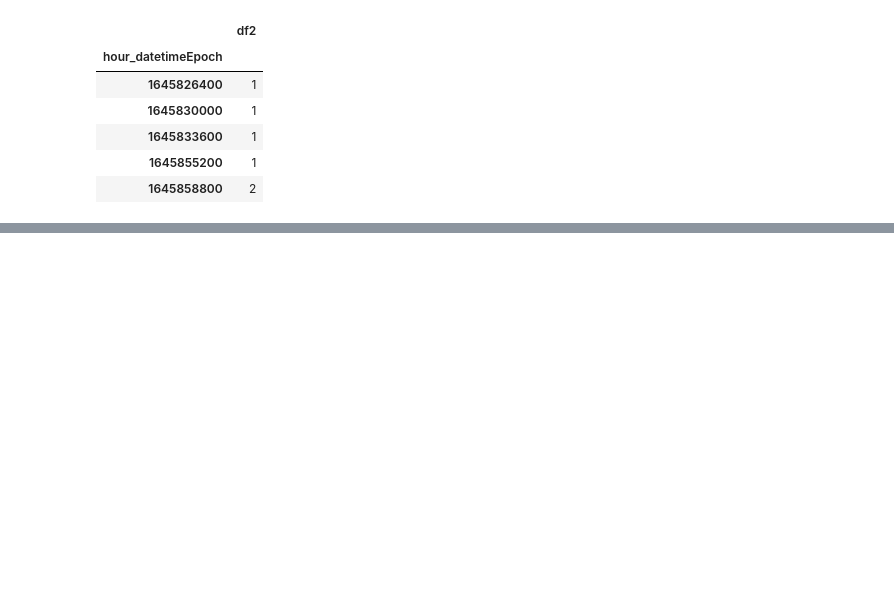
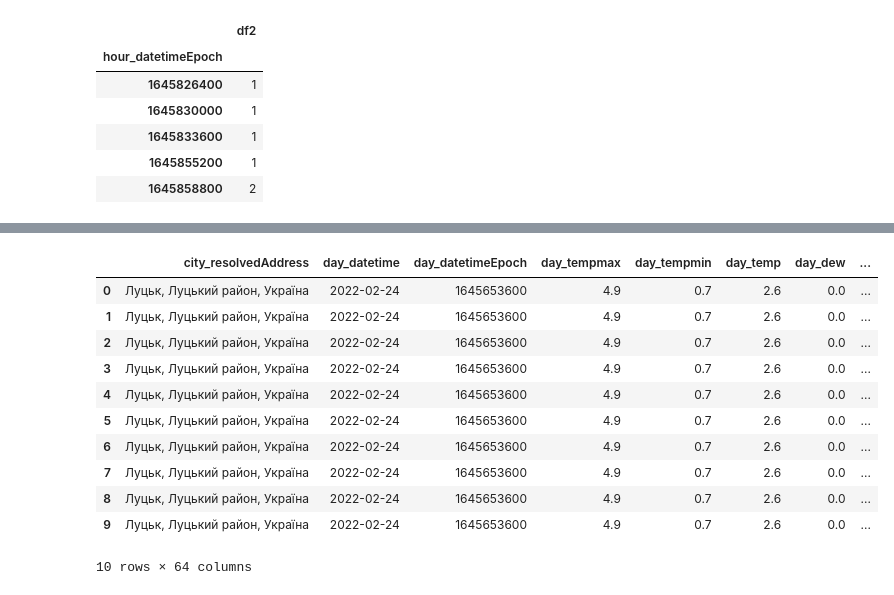
Before and after one commit to 1wannabebetter1/KMA_Alarm_ML_team_3, a Jupyter notebook: CreateNewFeatures.ipynb, the cells around one changed output, grey strips where cells are left out. Saved outputs shown, nothing was run; the diff lists cells and outputs as text; code cells hidden in the pictures; blank space fills up the shorter version.

```diff
--- a/CreateNewFeatures.ipynb
+++ b/CreateNewFeatures.ipynb
@@ -92,10 +148,15 @@ df3.head(5)
 # %%
 df3 = df3.rename(columns= {"df2":"regions_with_alert"})
+df_no_isw_3 = df_no_isw_3.rename(columns= {"df2":"regions_with_alert"})
 # %%
 df3['event_event_time'] = pd.to_datetime(df['event_event_time'])
 df3['alerts_last_24h'] = df3.groupby([pd.Grouper(key='event_event_time', freq='24h', origin='start'), 'region']).cumcount() + 1
+# %%
+df_no_isw_3['event_event_time'] = pd.to_datetime(df['event_event_time'])
+df_no_isw_3['alerts_last_24h'] = df_no_isw_3.groupby([pd.Grouper(key='event_event_time', freq='24h', origin='start'), 'region']).cumcount() + 1
 # %%
 df3['alerts_last_24h_all_reg'] = df3.query('event_all_region == 1').groupby([pd.Grouper(key='event_event_time', freq='24h', origin='start'), 'region']).cumcount() + 1
+df_no_isw_3['alerts_last_24h_all_reg'] = df_no_isw_3.query('event_all_region == 1').groupby([pd.Grouper(key='event_event_time', freq='24h', origin='start'), 'region']).cumcount() + 1
 # %%
 df3.head(5)
 # %% [output]
@@ -110,0 +174,15 @@ df3.to_csv(f"{OUTPUT_FOLDER}/{OUTPUT_DATA_FILE}", sep=";", index=False)
+# %%
+df_no_isw_3.head(10)
+# %% [output]
+|  | city_resolvedAddress | day_datetime | day_datetimeEpoch | day_tempmax | day_tempmin | day_temp | day_dew | ... |
+| 0 | Луцьк, Луцький район, Україна | 2022-02-24 | 1645653600 | 4.9 | 0.7 | 2.6 | 0.0 | ... |
+| 1 | Луцьк, Луцький район, Україна | 2022-02-24 | 1645653600 | 4.9 | 0.7 | 2.6 | 0.0 | ... |
+| 2 | Луцьк, Луцький район, Україна | 2022-02-24 | 1645653600 | 4.9 | 0.7 | 2.6 | 0.0 | ... |
+| 3 | Луцьк, Луцький район, Україна | 2022-02-24 | 1645653600 | 4.9 | 0.7 | 2.6 | 0.0 | ... |
+| 4 | Луцьк, Луцький район, Україна | 2022-02-24 | 1645653600 | 4.9 | 0.7 | 2.6 | 0.0 | ... |
+| 5 | Луцьк, Луцький район, Україна | 2022-02-24 | 1645653600 | 4.9 | 0.7 | 2.6 | 0.0 | ... |
+| 6 | Луцьк, Луцький район, Україна | 2022-02-24 | 1645653600 | 4.9 | 0.7 | 2.6 | 0.0 | ... |
+| 7 | Луцьк, Луцький район, Україна | 2022-02-24 | 1645653600 | 4.9 | 0.7 | 2.6 | 0.0 | ... |
+| 8 | Луцьк, Луцький район, Україна | 2022-02-24 | 1645653600 | 4.9 | 0.7 | 2.6 | 0.0 | ... |
+| 9 | Луцьк, Луцький район, Україна | 2022-02-24 | 1645653600 | 4.9 | 0.7 | 2.6 | 0.0 | ... |
+10 rows × 64 columns
```
Also changed, not shown: parts of 14 cells of this notebook, 1 other file.
